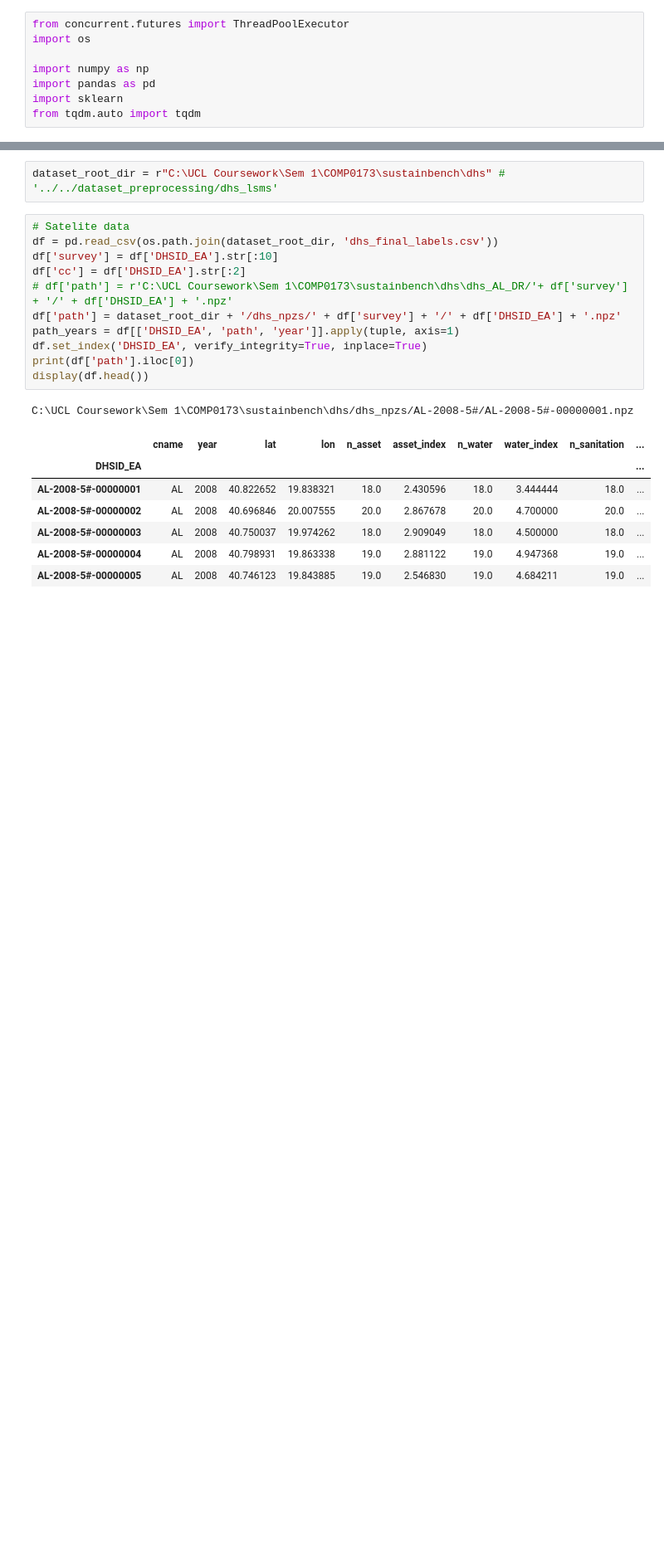
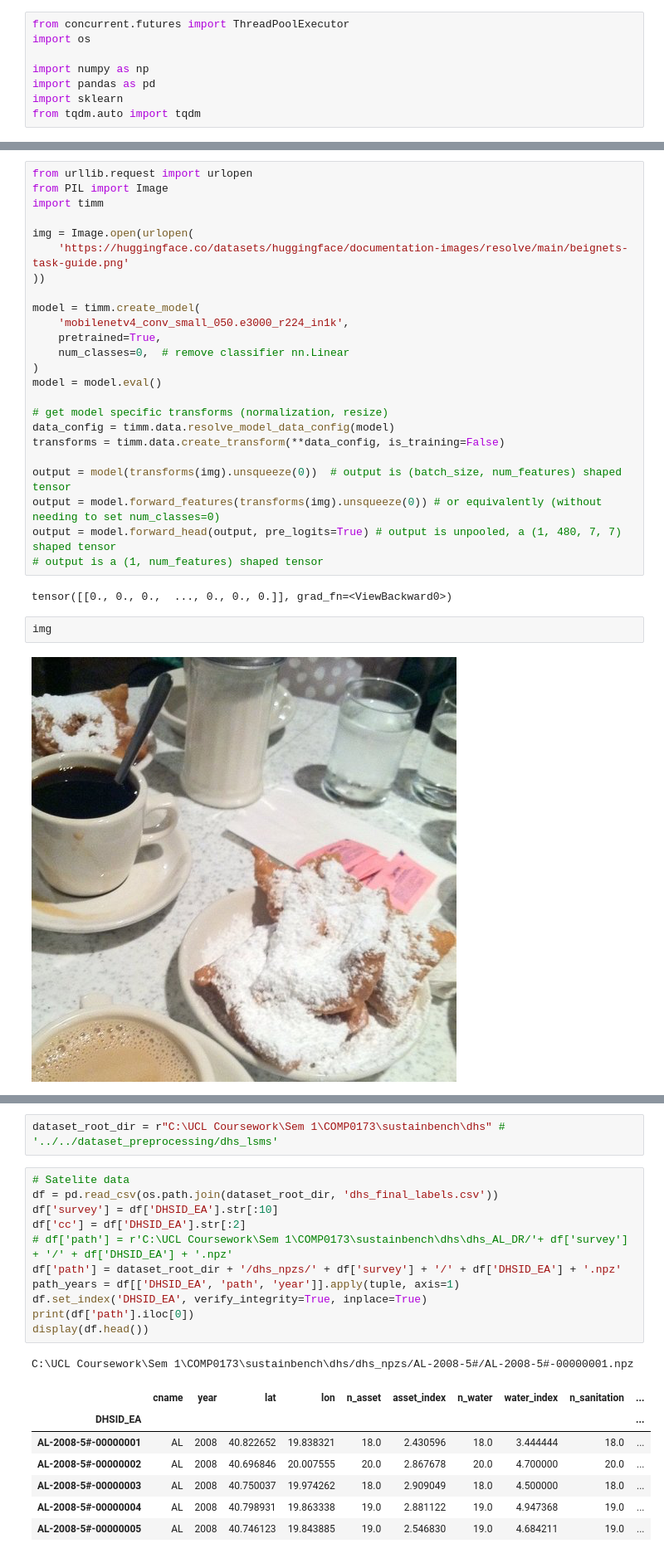
Before and after one commit to Yeok-c/sustainbench, a Jupyter notebook: baseline_models/dhs/knn_baseline.ipynb, the cells around one changed output, grey strips where cells are left out. Shown at 83% size. Cells and saved outputs as stored; diff of their text form; blank space fills up the shorter version.

```diff
--- a/baseline_models/dhs/knn_baseline.ipynb
+++ b/baseline_models/dhs/knn_baseline.ipynb
@@ -11,0 +52,30 @@ from tqdm.auto import tqdm
+# %%
+from urllib.request import urlopen
+from PIL import Image
+import timm
+
+img = Image.open(urlopen(
+    'https://huggingface.co/datasets/huggingface/documentation-images/resolve/main/beignets-task-guide.png'
+))
+
+model = timm.create_model(
+    'mobilenetv4_conv_small_050.e3000_r224_in1k',
+    pretrained=True,
+    num_classes=0,  # remove classifier nn.Linear
+)
+model = model.eval()
+
+# get model specific transforms (normalization, resize)
+data_config = timm.data.resolve_model_data_config(model)
+transforms = timm.data.create_transform(**data_config, is_training=False)
+
+output = model(transforms(img).unsqueeze(0))  # output is (batch_size, num_features) shaped tensor
+output = model.forward_features(transforms(img).unsqueeze(0)) # or equivalently (without needing to set num_classes=0)
+output = model.forward_head(output, pre_logits=True) # output is unpooled, a (1, 480, 7, 7) shaped tensor
+# output is a (1, num_features) shaped tensor
+# %% [output]
+tensor([[0., 0., 0.,  ..., 0., 0., 0.]], grad_fn=<ViewBackward0>)
+# %%
+img
+# %% [output]
+[figure, added]
```
Also changed, not shown: parts of 7 cells of this notebook, 1 other file.
